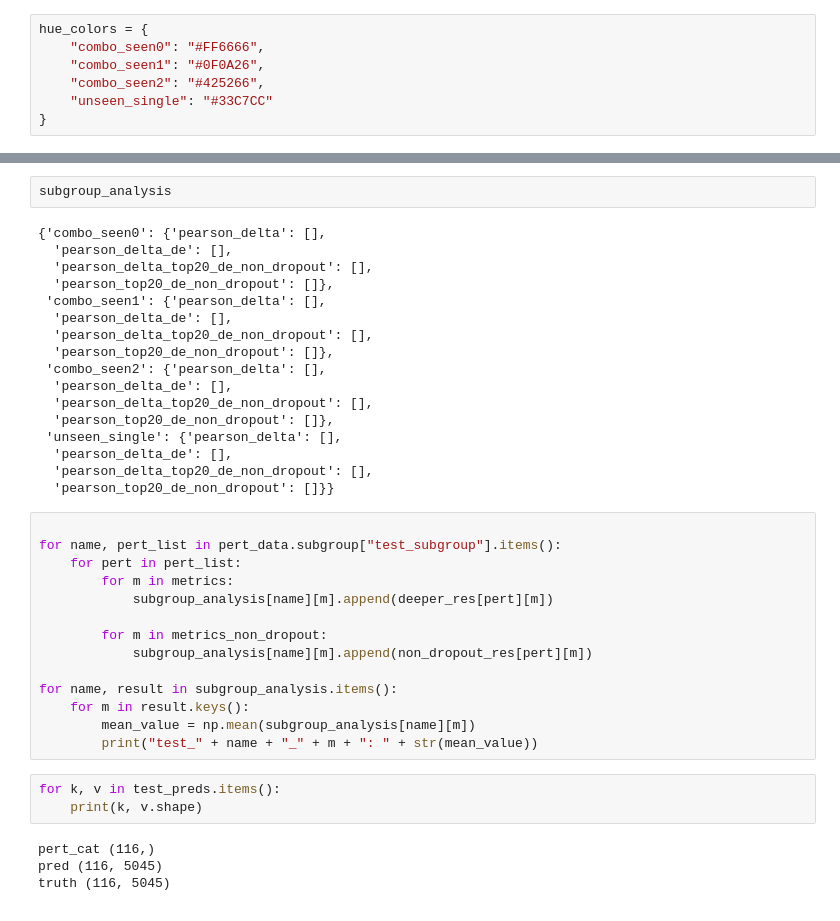
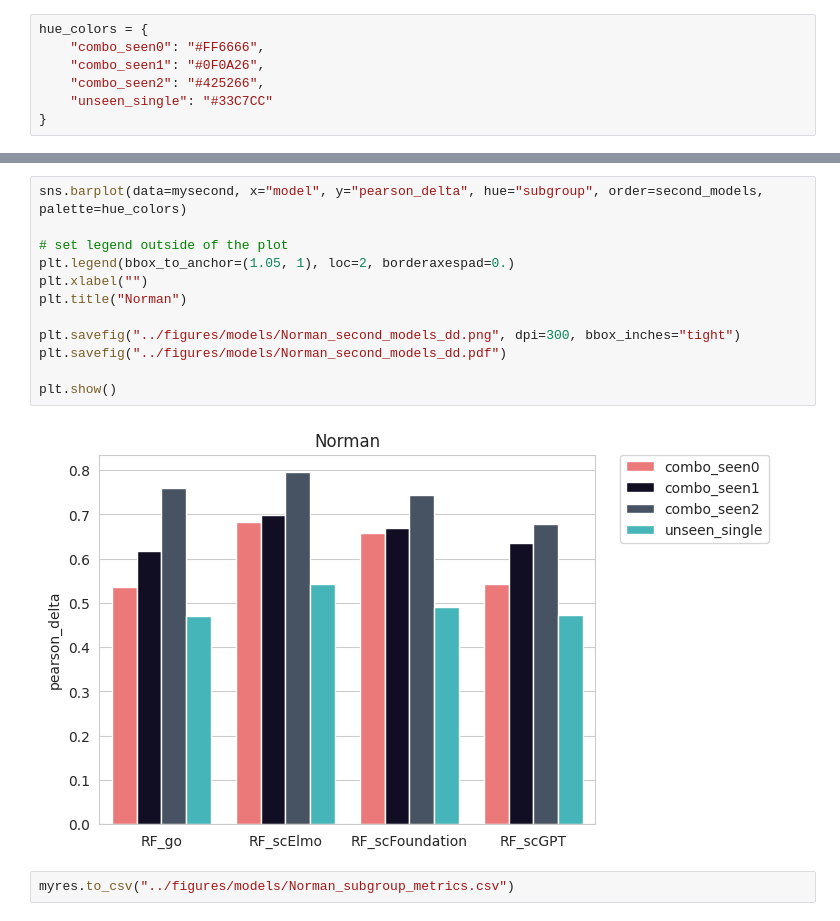
Before and after one commit to turbine-ai/PerturbSeqPredBenchmark, a Jupyter notebook: notebooks/norman_drilldown.ipynb, the cells around one changed output, grey strips where cells are left out. Cells and saved outputs as stored; diff of their text form.

```diff
--- a/notebooks/norman_drilldown.ipynb
+++ b/notebooks/norman_drilldown.ipynb
@@ -390,40 +153,16 @@ for name in pert_data.subgroup["test_subgroup"].keys():
-# %%
-subgroup_analysis
-# %% [output]
-{'combo_seen0': {'pearson_delta': [],
-  'pearson_delta_de': [],
-  'pearson_delta_top20_de_non_dropout': [],
-  'pearson_top20_de_non_dropout': []},
- 'combo_seen1': {'pearson_delta': [],
-  'pearson_delta_de': [],
-  'pearson_delta_top20_de_non_dropout': [],
-  'pearson_top20_de_non_dropout': []},
- 'combo_seen2': {'pearson_delta': [],
-  'pearson_delta_de': [],
-  'pearson_delta_top20_de_non_dropout': [],
-  'pearson_top20_de_non_dropout': []},
- 'unseen_single': {'pearson_delta': [],
-  'pearson_delta_de': [],
-  'pearson_delta_top20_de_non_dropout': [],
-  'pearson_top20_de_non_dropout': []}}
-# %%
-
-for name, pert_list in pert_data.subgroup["test_subgroup"].items():
-    for pert in pert_list:
-        for m in metrics:
-            subgroup_analysis[name][m].append(deeper_res[pert][m])
-
-        for m in metrics_non_dropout:
-            subgroup_analysis[name][m].append(non_dropout_res[pert][m])
-
-for name, result in subgroup_analysis.items():
-    for m in result.keys():
-        mean_value = np.mean(subgroup_analysis[name][m])
-        print("test_" + name + "_" + m + ": " + str(mean_value))
-# %%
-for k, v in test_preds.items():
-    print(k, v.shape)
-# %% [output]
-pert_cat (116,)
-pred (116, 5045)
-truth (116, 5045)
+# %%
+sns.barplot(data=mysecond, x="model", y="pearson_delta", hue="subgroup", order=second_models, palette=hue_colors)
+
+# set legend outside of the plot
+plt.legend(bbox_to_anchor=(1.05, 1), loc=2, borderaxespad=0.)
+plt.xlabel("")
+plt.title("Norman")
+
+plt.savefig("../figures/models/Norman_second_models_dd.png", dpi=300, bbox_inches="tight")
+plt.savefig("../figures/models/Norman_second_models_dd.pdf")
+
+plt.show()
+# %% [output]
+[figure, added]
+# %%
+myres.to_csv("../figures/models/Norman_subgroup_metrics.csv")
```
Also changed, not shown: parts of 37 cells of this notebook, 3 other files.
